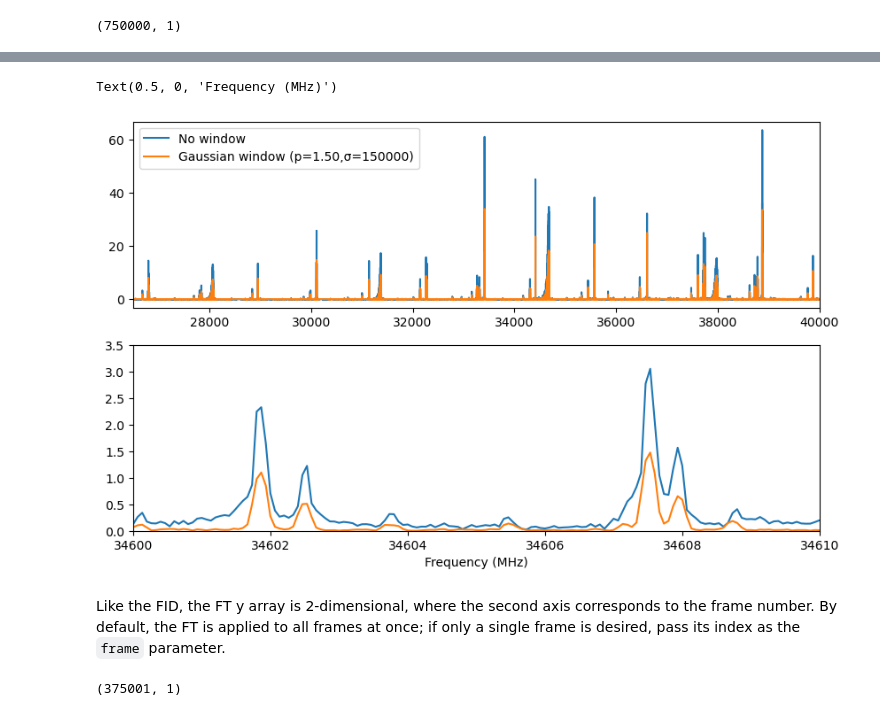
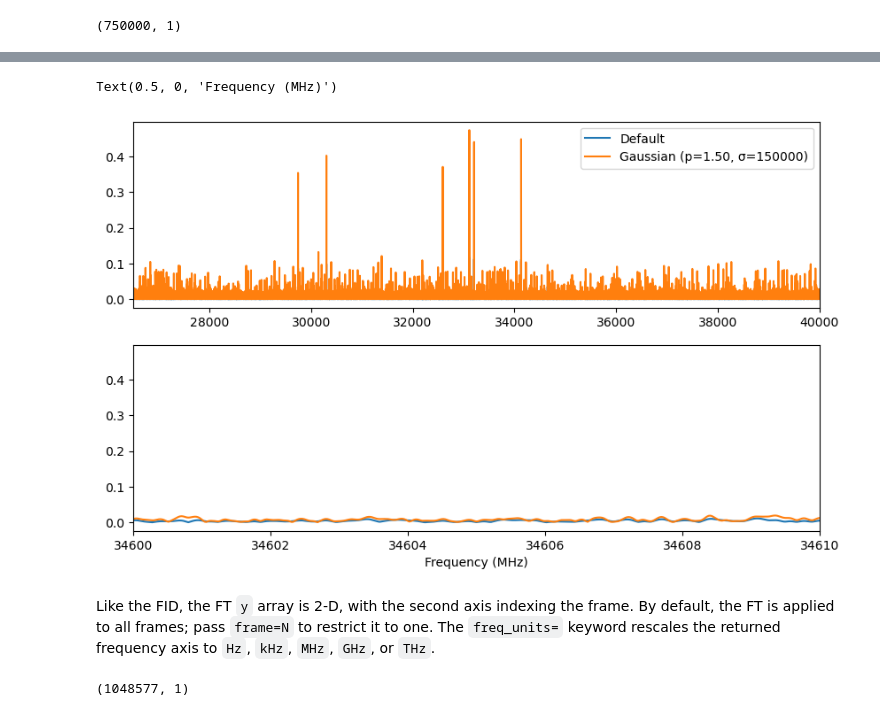
Before and after one commit to kncrabtree/blackchirp, a Jupyter notebook: python/single-fid.ipynb, the cells around one changed output, grey strips where cells are left out. Drawn from its saved outputs; the diff is of its cells as text; code cells hidden in the pictures.

```diff
--- a/python/single-fid.ipynb
+++ b/python/single-fid.ipynb
@@ -29,5 +24,5 @@ The `BCExperiment` class is used to read in these files and construct python obj
 # %%
-exp = BCExperiment('./example-data/mtbe/')
+exp = BCExperiment('./example-data/v2-ftmw/')
 
 exp.header
 # %% [output]
@@ -225,11 +210,10 @@ This experiment contains 2 FIDs: FID 0 is the final set of data and FID 1 was a
 # %%
-x2,y2 = exp.ftmw.get_fid(1).ft()
-fig,ax = plt.subplots(figsize=(10,3))
-ax.plot(x2,y2,label='FID 1')
-ax.plot(x,y,label='FID 0')
+x_backup, y_backup = exp.ftmw.get_fid(1).ft()
+fig, ax = plt.subplots(figsize=(10, 3))
+ax.plot(x_backup, y_backup, label='FID 1 (backup)')
+ax.plot(x, y, label='FID 0 (cumulative)')
 ax.set_xlabel('Frequency (MHz)')
-ax.set_xlim(36000,36010)
-ax.set_ylim(0,0.15)
+ax.set_xlim(26500, 40000)
 ax.legend()
 # %% [output]
 <matplotlib.legend.Legend at 0x...>
@@ -274,14 +258,13 @@ For example, to apply an exponential filter and compare with the original data:
 # %%
 expf = 5.0
-x3,y3 = exp.ftmw.get_fid().ft(expf_us=expf)
+x_filt, y_filt = exp.ftmw.get_fid().ft(expf_us=expf)
 
-fig,axes = plt.subplots(2,1,figsize=(10,6))
+fig, axes = plt.subplots(2, 1, figsize=(10, 6))
 for ax in axes:
-    ax.plot(x,y,label='No filter')
-    ax.plot(x3,y3,label=f'expf = {expf:.2f} μs')
-axes[0].set_xlim(26500,40000)
-axes[1].set_xlim(34600,34610)
-axes[1].set_ylim(0,3.5)
+    ax.plot(x, y, label='Default')
+    ax.plot(x_filt, y_filt, label=f'expf_us = {expf:.2f}')
+axes[0].set_xlim(26500, 40000)
+axes[1].set_xlim(34600, 34610)
 axes[0].legend()
 axes[1].set_xlabel('Frequency (MHz)')
 # %% [output]
@@ -292,23 +275,22 @@ A greater variety of window functions is available in the Python module compared
 # %%
 p = 1.5
-sigma = len(fid)//5
-x4,y4 = fid.ft(winf=('general_gaussian',p,sigma))
+sigma = len(fid) // 5
+x_win, y_win = fid.ft(winf=('general_gaussian', p, sigma))
 
-fig,axes = plt.subplots(2,1,figsize=(10,6))
+fig, axes = plt.subplots(2, 1, figsize=(10, 6))
 for ax in axes:
-    ax.plot(x,y,label='No window')
-    ax.plot(x4,y4,label=f'Gaussian window (p={p:.2f},σ={int(sigma)})')
-axes[0].set_xlim(26500,40000)
-axes[1].set_xlim(34600,34610)
-axes[1].set_ylim(0,3.5)
+    ax.plot(x, y, label='Default')
+    ax.plot(x_win, y_win, label=f'Gaussian (p={p:.2f}, σ={int(sigma)})')
+axes[0].set_xlim(26500, 40000)
+axes[1].set_xlim(34600, 34610)
 axes[0].legend()
 axes[1].set_xlabel('Frequency (MHz)')
 # %% [output]
 Text(0.5, 0, 'Frequency (MHz)')
-[figure, old version]
+[figure, new version]
 # %% [markdown]
-Like the FID, the FT y array is 2-dimensional, where the second axis corresponds to the frame number. By default, the FT is applied to all frames at once; if only a single frame is desired, pass its index as the `frame` parameter.
+Like the FID, the FT `y` array is 2-D, with the second axis indexing the frame. By default, the FT is applied to all frames; pass `frame=N` to restrict it to one. The `freq_units=` keyword rescales the returned frequency axis to `Hz`, `kHz`, `MHz`, `GHz`, or `THz`.
 # %%
 y.shape
 # %% [output]
-(375001, 1)
+(1048577, 1)
```
Also changed, not shown: parts of 51 cells of this notebook, 13 other files.
